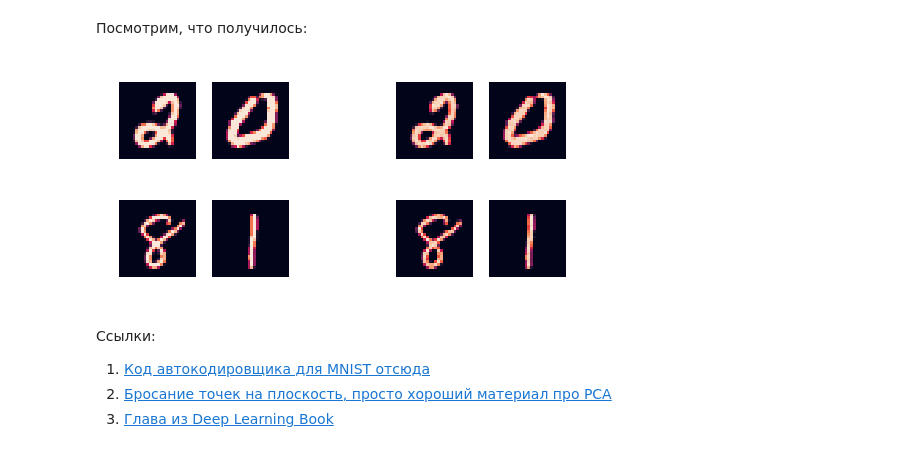
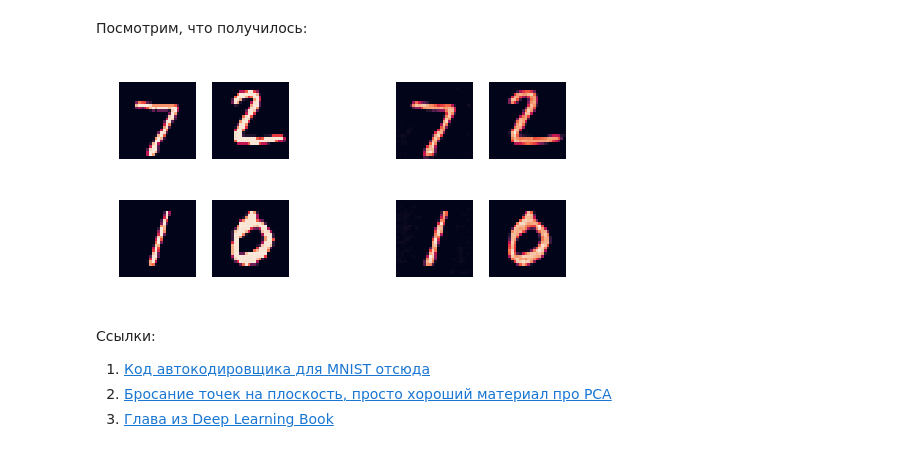
Before and after one commit to AICommunityInno/Seminars, a Jupyter notebook: spring-2018/seminar9-autoencoders-vae/seminar9-1-simple_autoencoders.ipynb, the cells around one changed output. Saved outputs shown, nothing was run; the diff lists cells and outputs as text; code cells hidden in the pictures.

Commit message:
rewritten test, reduced network capacity

```diff
--- a/spring-2018/seminar9-autoencoders-vae/seminar9-1-simple_autoencoders.ipynb
+++ b/spring-2018/seminar9-autoencoders-vae/seminar9-1-simple_autoencoders.ipynb
@@ -140,28 +130,19 @@ class Decoder(nn.Module):
     def __init__(self):
         super(Decoder,self).__init__()
         self.layer1 = nn.Sequential(
-                        nn.ConvTranspose2d(in_channels=256,out_channels=128,kernel_size=3,stride=2,padding=1,output_padding=1),
-                        # stride=2, because this ConvTranspose is used to increase the spatial size, insted of MaxPool2d
+                        nn.ConvTranspose2d(in_channels=64,out_channels=32,kernel_size=3,stride=2,padding=1,output_padding=1),
+                        # stride=2, because this ConvTranspose is used to increase the spatial size, instead of MaxPool2d
                         nn.ReLU(),
-                        nn.BatchNorm2d(128),
-                        nn.ConvTranspose2d(in_channels=128,out_channels=128,kernel_size=3,stride=1,padding=1),
-                        nn.ReLU(),
-                        nn.BatchNorm2d(128),
-                        nn.ConvTranspose2d(in_channels=128,out_channels=64,kernel_size=3,stride=1,padding=1),
-                        nn.ReLU(),
-                        nn.BatchNorm2d(64),
+                        nn.BatchNorm2d(32),
         )
         self.layer2 = nn.Sequential(
-                        nn.ConvTranspose2d(in_channels=64,out_channels=32,kernel_size=3,stride=1,padding=1),
-                        nn.ReLU(),
-                        nn.BatchNorm2d(32),
                         nn.ConvTranspose2d(in_channels=32,out_channels=1,kernel_size=3,stride=2,padding=1,output_padding=1),
-                        # stride=2, because this ConvTranspose is used to increase the spatial size, insted of MaxPool2d
+                        # stride=2, because this ConvTranspose is used to increase the spatial size, instead of MaxPool2d
                         nn.ReLU()
         )
 
     def forward(self,x):
-        out = x.view(batch_size,256,7,7)
+        out = x
         out = self.layer1(out)
         out = self.layer2(out)
         return out
@@ -200,31 +181,33 @@ Epoch: 0, Loss: 0.00078
 # %% [markdown]
 Посмотрим, что получилось:
 # %%
+test_loader = torch.utils.data.DataLoader(dataset=mnist_test,batch_size=4,shuffle=True)
+n, m = 2, 2
+
 output_images = []
 input_images = []
-for image, label in train_loader:
+for i in range(n * m):
+    image = test_loader.dataset[i][0].view(1, 1, 28, 28)
     input_images.append(image.numpy().copy())
     image_var = Variable(image).type(dtype)
     encoder_output = encoder(image_var)
     out_image = decoder(encoder_output)
 
     output_images.append(out_image.data.cpu().numpy())
-    break
-# %%
-_, axes = plt.subplots(2, 5, figsize=(8, 4))
-for ax in axes.reshape(-1):
-    ax.axis('off')
-axes[0,0].imshow(input_images[0][0].squeeze())
-axes[0, 1].imshow(input_images[0][1].squeeze())
-axes[1, 0].imshow(input_images[0][2].squeeze())
-axes[1, 1].imshow(input_images[0][3].squeeze());
-
-axes[0, 3].imshow(output_images[0][0].squeeze())
-axes[0, 4].imshow(output_images[0][1].squeeze())
-axes[1, 3].imshow(output_images[0][2].squeeze())
-axes[1, 4].imshow(output_images[0][3].squeeze());
-# %% [output]
-[figure, removed]
+# %%
+_, axes = plt.subplots(n, 2 * m + 1, figsize=(m * 4, n * 2))
+for ax in axes.reshape(-1):
+    ax.axis('off')
+
+for i in range(n):
+    for j in range(m):
+        axes[i, j].imshow(input_images[i * n + j].squeeze())
+
+for i in range(n):
+    for j in range(m):
+        axes[i, j + m + 1].imshow(output_images[i * n + j].squeeze())
+# %% [output]
+[figure, added]
 # %% [markdown]
 Ссылки:
 1. [Код автокодировщика для MNIST отсюда](https://github.com/GunhoChoi/Kind-PyTorch-Tutorial/blob/master/07_Denoising_Autoencoder/Denoising_Autoencoder.ipynb)
```
Also changed, not shown: parts of 5 cells of this notebook.
